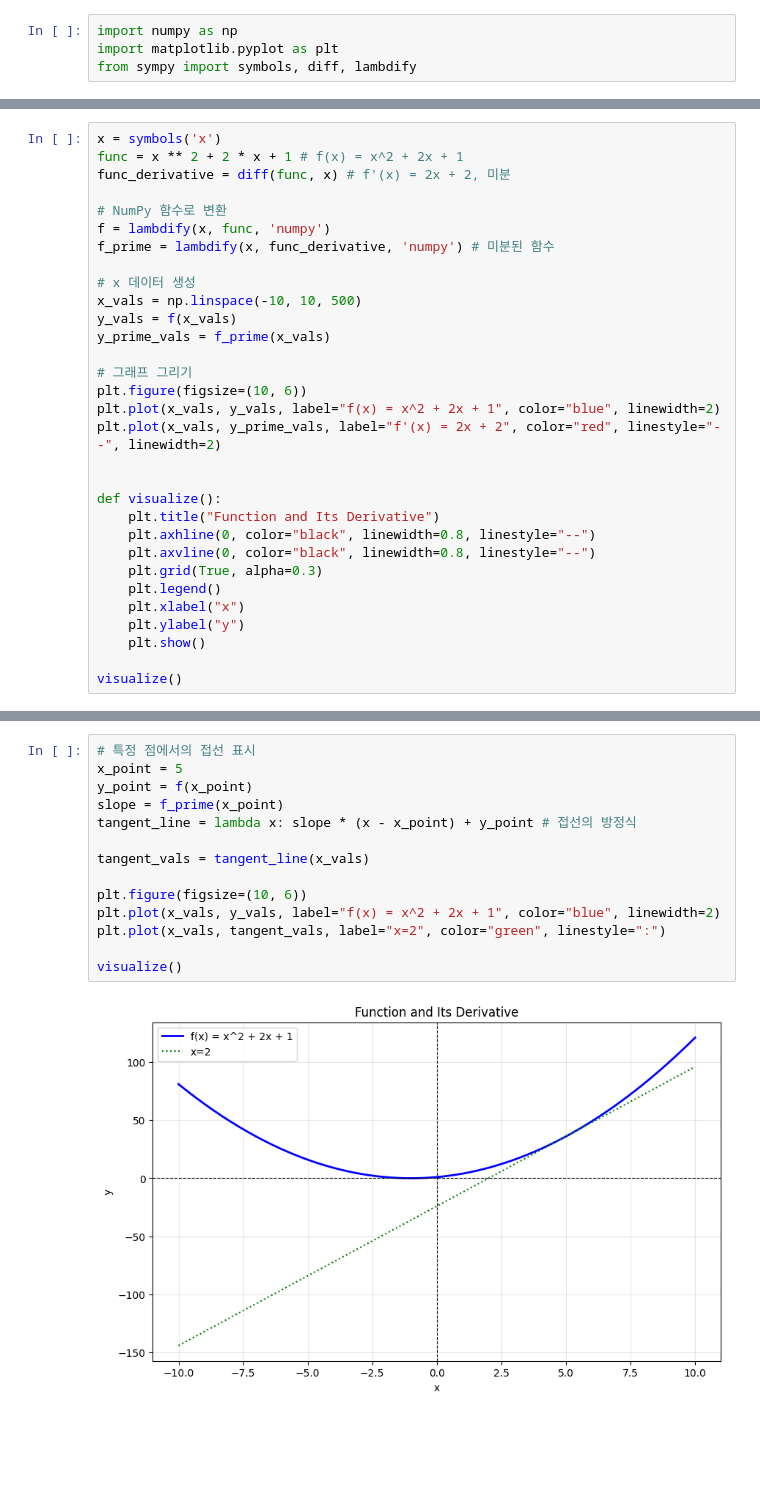
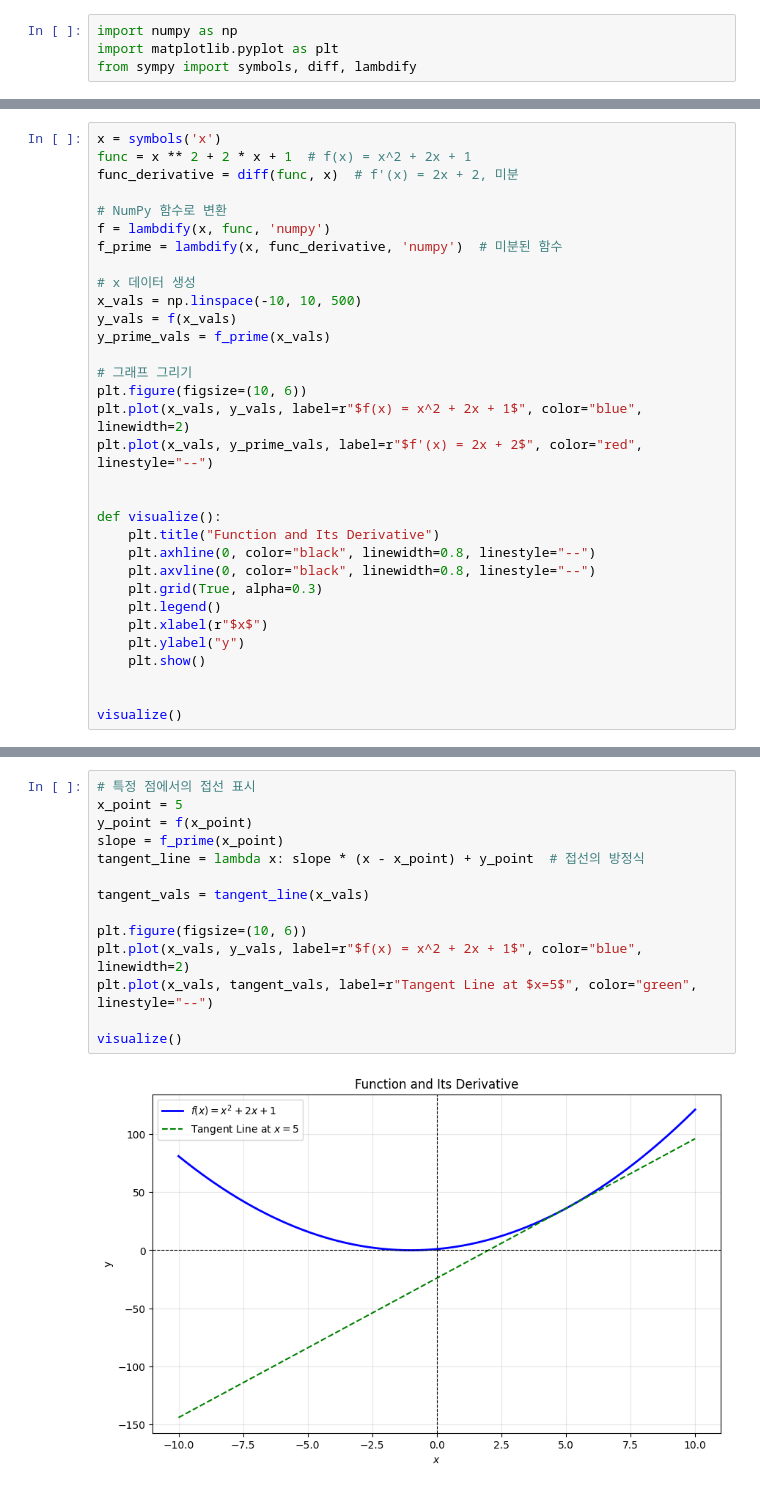
Before and after one commit to songkg7/notebook-playground, a Jupyter notebook: graph/differentiation.ipynb, the cells around one changed output, grey strips where cells are left out. Saved outputs shown, nothing was run; the diff lists cells and outputs as text; blank space fills up the shorter version.

Commit message:
docs: update Derivative definition

```diff
--- a/graph/differentiation.ipynb
+++ b/graph/differentiation.ipynb
@@ -33,12 +50,12 @@ plt.show()
 [figure]
 # %%
 x = symbols('x')
-func = x ** 2 + 2 * x + 1 # f(x) = x^2 + 2x + 1
-func_derivative = diff(func, x) # f'(x) = 2x + 2, 미분
+func = x ** 2 + 2 * x + 1  # f(x) = x^2 + 2x + 1
+func_derivative = diff(func, x)  # f'(x) = 2x + 2, 미분
 
 # NumPy 함수로 변환
 f = lambdify(x, func, 'numpy')
-f_prime = lambdify(x, func_derivative, 'numpy') # 미분된 함수
+f_prime = lambdify(x, func_derivative, 'numpy')  # 미분된 함수
 
 # x 데이터 생성
 x_vals = np.linspace(-10, 10, 500)
@@ -47,8 +64,8 @@ y_prime_vals = f_prime(x_vals)
 
 # 그래프 그리기
 plt.figure(figsize=(10, 6))
-plt.plot(x_vals, y_vals, label="f(x) = x^2 + 2x + 1", color="blue", linewidth=2)
-plt.plot(x_vals, y_prime_vals, label="f'(x) = 2x + 2", color="red", linestyle="--", linewidth=2)
+plt.plot(x_vals, y_vals, label=r"$f(x) = x^2 + 2x + 1$", color="blue", linewidth=2)
+plt.plot(x_vals, y_prime_vals, label=r"$f'(x) = 2x + 2$", color="red", linestyle="--")
 
 
 def visualize():
@@ -57,9 +74,10 @@ def visualize():
     plt.axvline(0, color="black", linewidth=0.8, linestyle="--")
     plt.grid(True, alpha=0.3)
     plt.legend()
-    plt.xlabel("x")
+    plt.xlabel(r"$x$")
     plt.ylabel("y")
     plt.show()
 
+
 visualize()
 # %% [output]
@@ -67,16 +85,16 @@ visualize()
 # %%
 # 특정 점에서의 접선 표시
 x_point = 5
 y_point = f(x_point)
 slope = f_prime(x_point)
-tangent_line = lambda x: slope * (x - x_point) + y_point # 접선의 방정식
+tangent_line = lambda x: slope * (x - x_point) + y_point  # 접선의 방정식
 
 tangent_vals = tangent_line(x_vals)
 
 plt.figure(figsize=(10, 6))
-plt.plot(x_vals, y_vals, label="f(x) = x^2 + 2x + 1", color="blue", linewidth=2)
-plt.plot(x_vals, tangent_vals, label="x=2", color="green", linestyle=":")
+plt.plot(x_vals, y_vals, label=r"$f(x) = x^2 + 2x + 1$", color="blue", linewidth=2)
+plt.plot(x_vals, tangent_vals, label=r"Tangent Line at $x=5$", color="green", linestyle="--")
 
 visualize()
 # %% [output]
-[figure, old version]
+[figure, new version]
```
Also changed, not shown: parts of 3 cells of this notebook.
